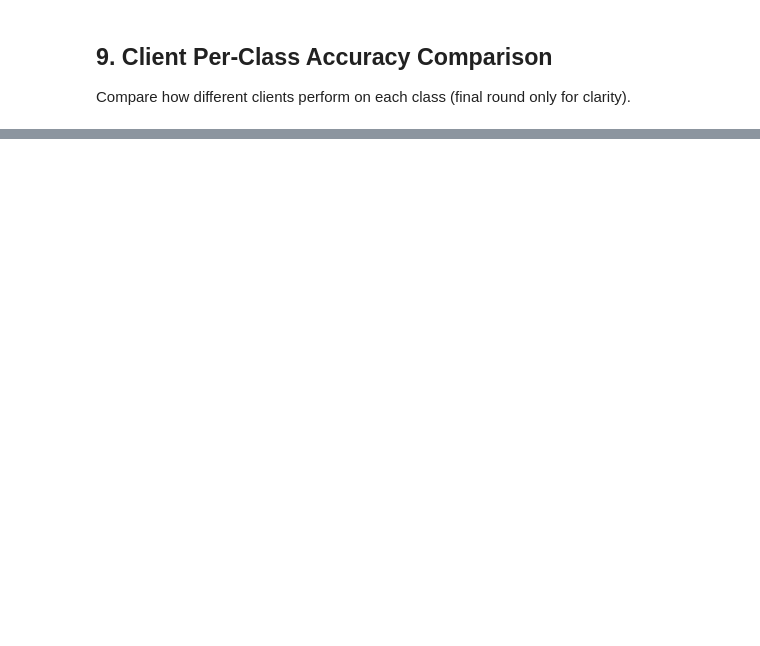
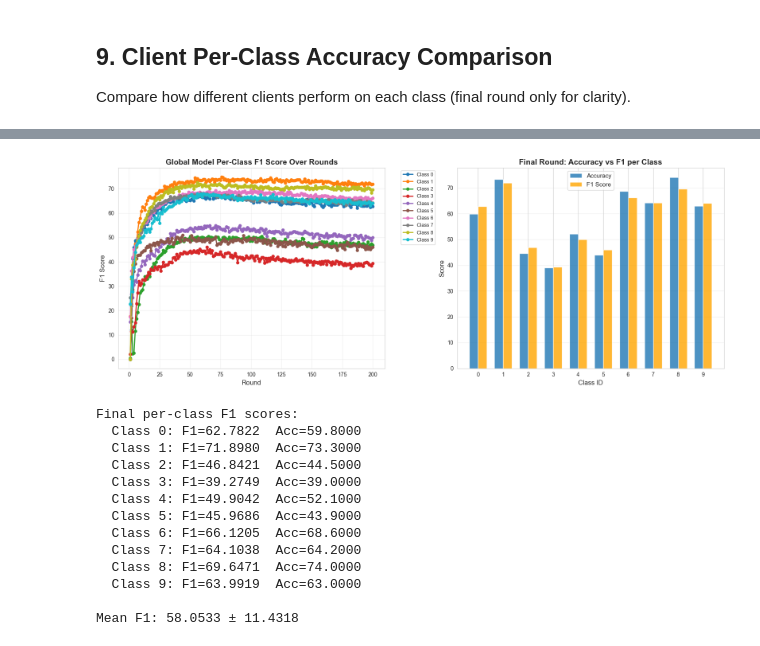
Before and after one commit to M-9acem/FLF, a Jupyter notebook: analysis_centralized_simple.ipynb, the cells around one changed output, grey strips where cells are left out. Saved outputs shown, nothing was run; the diff lists cells and outputs as text; code cells hidden in the pictures; blank space fills up the shorter version.

```diff
--- a/analysis_centralized_simple.ipynb
+++ b/analysis_centralized_simple.ipynb
@@ -465,0 +480,53 @@ Per-class statistics across clients:
+# %%
+fig, (ax1, ax2) = plt.subplots(1, 2, figsize=(16, 6))
+
+# Left: F1 per class over rounds
+for class_id in sorted(global_per_class['class_id'].unique()):
+    class_data = global_per_class[global_per_class['class_id'] == class_id].sort_values('round')
+    ax1.plot(class_data['round'], class_data['class_f1_score'],
+             marker='o', linewidth=2, markersize=5, label=f'Class {class_id}')
+
+ax1.set_xlabel('Round', fontsize=12)
+ax1.set_ylabel('F1 Score', fontsize=12)
+ax1.set_title('Global Model Per-Class F1 Score Over Rounds', fontsize=14, fontweight='bold')
+ax1.legend(bbox_to_anchor=(1.05, 1), loc='upper left', fontsize=9)
+ax1.grid(True, alpha=0.3)
+
+# Right: Final round bar chart (F1 vs Accuracy side by side)
+final_round = global_per_class['round'].max()
+final_class = global_per_class[global_per_class['round'] == final_round].sort_values('class_id')
+x = np.arange(len(final_class))
+w = 0.35
+ax2.bar(x - w/2, final_class['class_accuracy'].values, w, label='Accuracy', alpha=0.8)
+ax2.bar(x + w/2, final_class['class_f1_score'].values, w, label='F1 Score', alpha=0.8, color='orange')
+ax2.set_xlabel('Class ID', fontsize=12)
+ax2.set_ylabel('Score', fontsize=12)
+ax2.set_title('Final Round: Accuracy vs F1 per Class', fontsize=14, fontweight='bold')
+ax2.set_xticks(x)
+ax2.set_xticklabels(final_class['class_id'].values)
+ax2.legend(fontsize=11)
+ax2.grid(True, alpha=0.3, axis='y')
+
+plt.tight_layout()
+plt.show()
+
+# Print summary
+print("\nFinal per-class F1 scores:")
+for _, row in final_class.iterrows():
+    print(f"  Class {int(row['class_id'])}: F1={row['class_f1_score']:.4f}  Acc={row['class_accuracy']:.4f}")
+print(f"\nMean F1: {final_class['class_f1_score'].mean():.4f} ± {final_class['class_f1_score'].std():.4f}")
+# %% [output]
+[figure, added]
+Final per-class F1 scores:
+  Class 0: F1=62.7822  Acc=59.8000
+  Class 1: F1=71.8980  Acc=73.3000
+  Class 2: F1=46.8421  Acc=44.5000
+  Class 3: F1=39.2749  Acc=39.0000
+  Class 4: F1=49.9042  Acc=52.1000
+  Class 5: F1=45.9686  Acc=43.9000
+  Class 6: F1=66.1205  Acc=68.6000
+  Class 7: F1=64.1038  Acc=64.2000
+  Class 8: F1=69.6471  Acc=74.0000
+  Class 9: F1=63.9919  Acc=63.0000
+
+Mean F1: 58.0533 ± 11.4318
```
Also changed, not shown: parts of 19 cells of this notebook, 10 other files.
